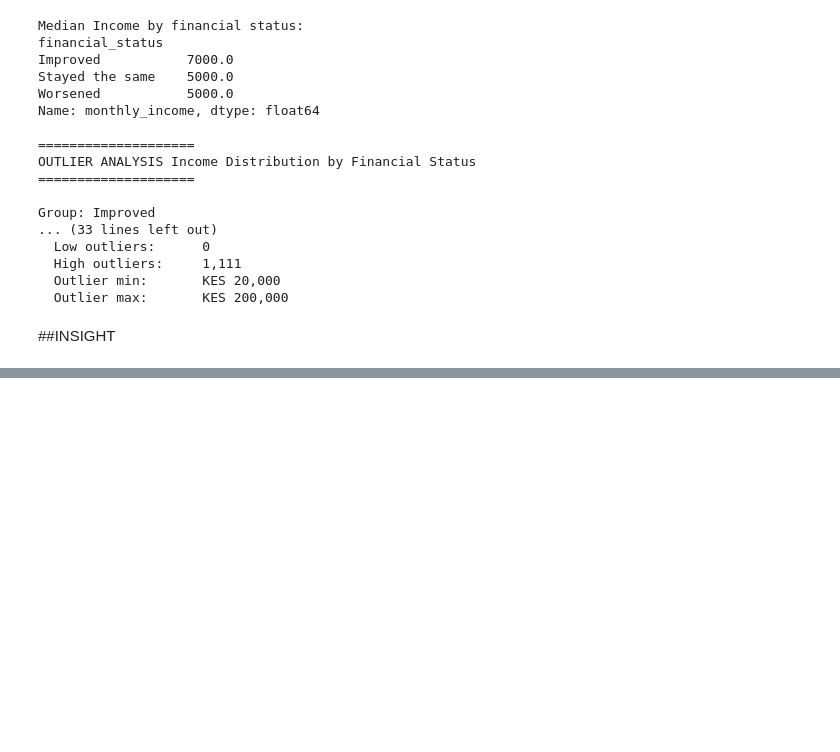
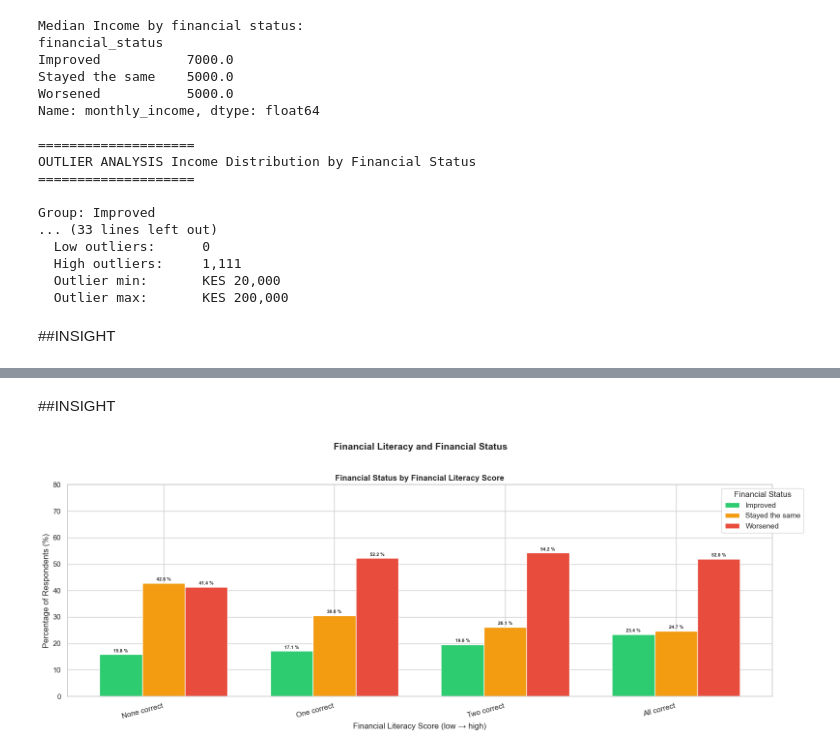
Before and after one commit to brian-mwirigi/Odysseus, a Jupyter notebook: plotting.ipynb, the cells around one changed output, grey strips where cells are left out. Drawn from its saved outputs; the diff is of its cells as text; code cells hidden in the pictures; blank space fills up the shorter version.

```diff
--- a/plotting.ipynb
+++ b/plotting.ipynb
@@ -199,0 +272,68 @@ Group: Improved
+# %% [markdown]
+##INSIGHT
+# %%
+##Plot 4.2 Recommended plot
+import seaborn as sns
+FL_ORDER=['None correct','One correct','Two correct','All correct']
+
+fl_ct =pd.crosstab(
+    df['fl_score'],
+    df['financial_status'],
+    normalize='index'
+)*100
+
+fl_ct = fl_ct.reindex(FL_ORDER)
+
+fl_ct=fl_ct[ORDER]
+fig, ax = plt.subplots(1, 1, figsize=(16, 6))
+x= range(len(FL_ORDER))
+width=0.25
+offsets=[-width,0,width]
+
+for i,(status,colour,offset) in enumerate (
+    zip(ORDER,COLOURS,offsets)
+):
+    bars = ax.bar(
+        [pos+offset for pos in x],
+        fl_ct[status],
+        width=width,
+        color=colour,
+        edgecolor='white',
+        label=status
+    )
+
+    for bar in bars:
+        if bar.get_height() > 5:
+            ax.text(
+                bar.get_x() + bar.get_width() /2,
+                bar.get_height() + 0.5,
+                f'{bar.get_height():.1f} %',
+                ha='center',va='bottom',
+                fontsize=7, fontweight='bold'
+            )
+
+ax.set_title('Financial Status by Financial Literacy Score',fontsize=12, fontweight='bold')
+ax.set_xlabel('Financial Literacy Score (low → high)')
+ax.set_ylabel('Percentage of Respondents (%)')
+ax.set_xticks(x)
+
+ax.set_xticklabels(FL_ORDER, rotation=15, ha='right')
+ax.legend(title='Financial Status',bbox_to_anchor=(1.05,1), loc='upper right')
+ax.set_ylim(0,80)
+
+
+
+plt.suptitle('Financial Literacy and Financial Status',fontsize=14, fontweight='bold', y=1.02)
+plt.tight_layout()
+#plt.savefig('plot5_literacy_vs_status.png',dpi=150, bbox_inches='tight')
+plt.show()
+
+print("\nFinancial literacy crosstab (%):")
+print(fl_ct.round(1))
+print("\nWorsened % by literacy level:")
+print(fl_ct['Worsened'].round(1))
+print(f"\nDifference (None correct vs All correct — Worsened %):")
+diff = fl_ct.loc['None correct','Worsened'] - fl_ct.loc['All correct','Worsened']
+print(f"  {diff:.1f} percentage points")
+# %% [output]
+[figure, added]
```
Also changed, not shown: parts of 4 cells of this notebook.
